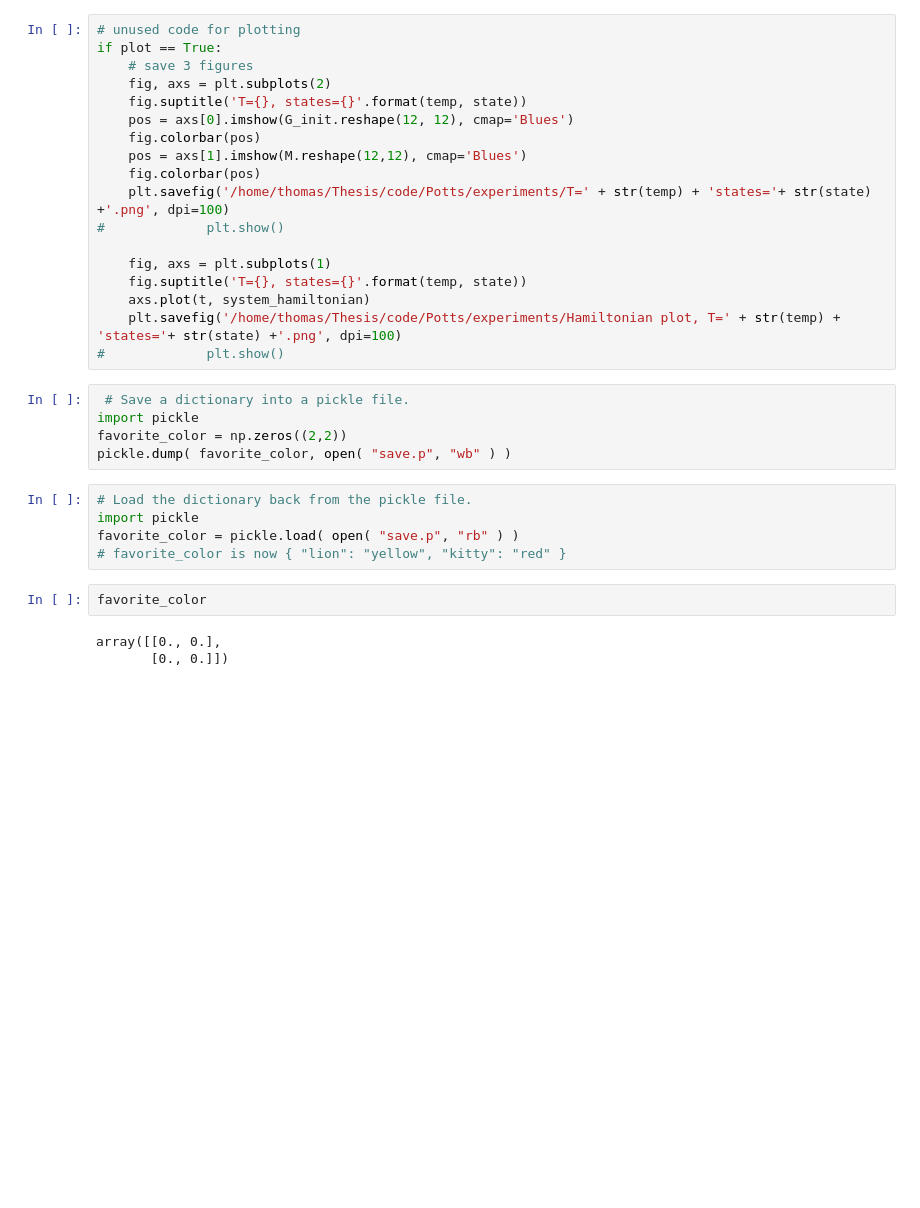
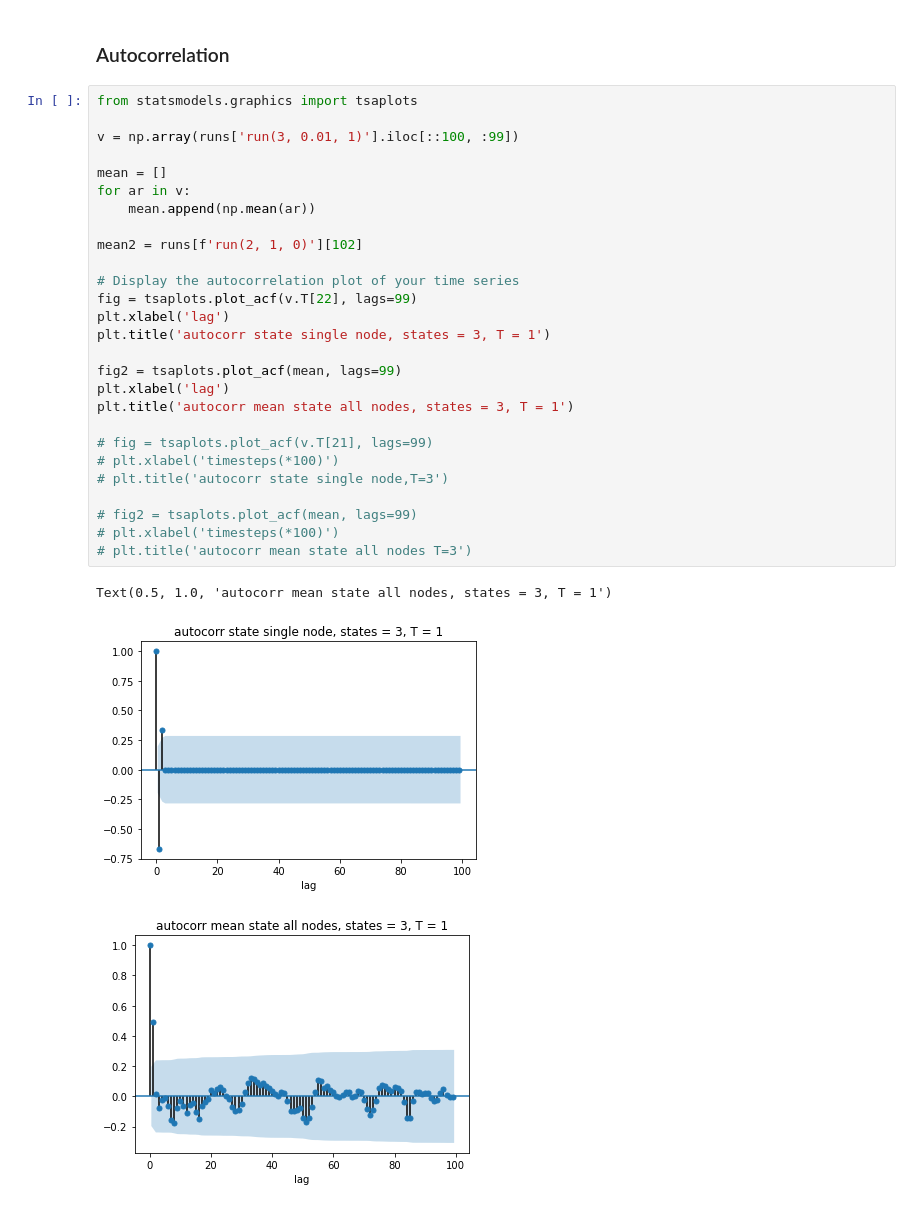
Before and after one commit to ThoStart/potts_model, a Jupyter notebook: nstate_ising_cy.ipynb, the cells around one changed output. Saved outputs shown, nothing was run; the diff lists cells and outputs as text; blank space fills up the shorter version.

```diff
--- a/nstate_ising_cy.ipynb
+++ b/nstate_ising_cy.ipynb
@@ -459,33 +474,33 @@ Text(0, 0.5, 'Sum of bond energies')
-# %%
-# unused code for plotting
-if plot == True:
-    # save 3 figures
-    fig, axs = plt.subplots(2)
-    fig.suptitle('T={}, states={}'.format(temp, state))
-    pos = axs[0].imshow(G_init.reshape(12, 12), cmap='Blues')
-    fig.colorbar(pos)
-    pos = axs[1].imshow(M.reshape(12,12), cmap='Blues')
-    fig.colorbar(pos)
-    plt.savefig('/home/thomas/Thesis/code/Potts/experiments/T=' + str(temp) + 'states='+ str(state) +'.png', dpi=100)
-#             plt.show()
-
-    fig, axs = plt.subplots(1)
-    fig.suptitle('T={}, states={}'.format(temp, state))
-    axs.plot(t, system_hamiltonian)
-    plt.savefig('/home/thomas/Thesis/code/Potts/experiments/Hamiltonian plot, T=' + str(temp) + 'states='+ str(state) +'.png', dpi=100)
-#             plt.show()
-# %%
- # Save a dictionary into a pickle file.
-import pickle
-favorite_color = np.zeros((2,2))
-pickle.dump( favorite_color, open( "save.p", "wb" ) )
-# %%
-# Load the dictionary back from the pickle file.
-import pickle
-favorite_color = pickle.load( open( "save.p", "rb" ) )
-# favorite_color is now { "lion": "yellow", "kitty": "red" }
-# %%
-favorite_color
-# %% [output]
-array([[0., 0.],
-       [0., 0.]])
+# %% [markdown]
+### Autocorrelation
+# %%
+from statsmodels.graphics import tsaplots
+
+v = np.array(runs['run(3, 0.01, 1)'].iloc[::100, :99])
+
+mean = []
+for ar in v:
+    mean.append(np.mean(ar))
+
+mean2 = runs[f'run(2, 1, 0)'][102]
+
+# Display the autocorrelation plot of your time series
+fig = tsaplots.plot_acf(v.T[22], lags=99)
+plt.xlabel('lag')
+plt.title('autocorr state single node, states = 3, T = 1')
+
+fig2 = tsaplots.plot_acf(mean, lags=99)
+plt.xlabel('lag')
+plt.title('autocorr mean state all nodes, states = 3, T = 1')
+
+# fig = tsaplots.plot_acf(v.T[21], lags=99)
+# plt.xlabel('timesteps(*100)')
+# plt.title('autocorr state single node,T=3')
+
+# fig2 = tsaplots.plot_acf(mean, lags=99)
+# plt.xlabel('timesteps(*100)')
+# plt.title('autocorr mean state all nodes T=3')
+# %% [output]
+Text(0.5, 1.0, 'autocorr mean state all nodes, states = 3, T = 1')
+[figure, added]
+[figure, added]
```
Also changed, not shown: parts of 28 cells of this notebook.
